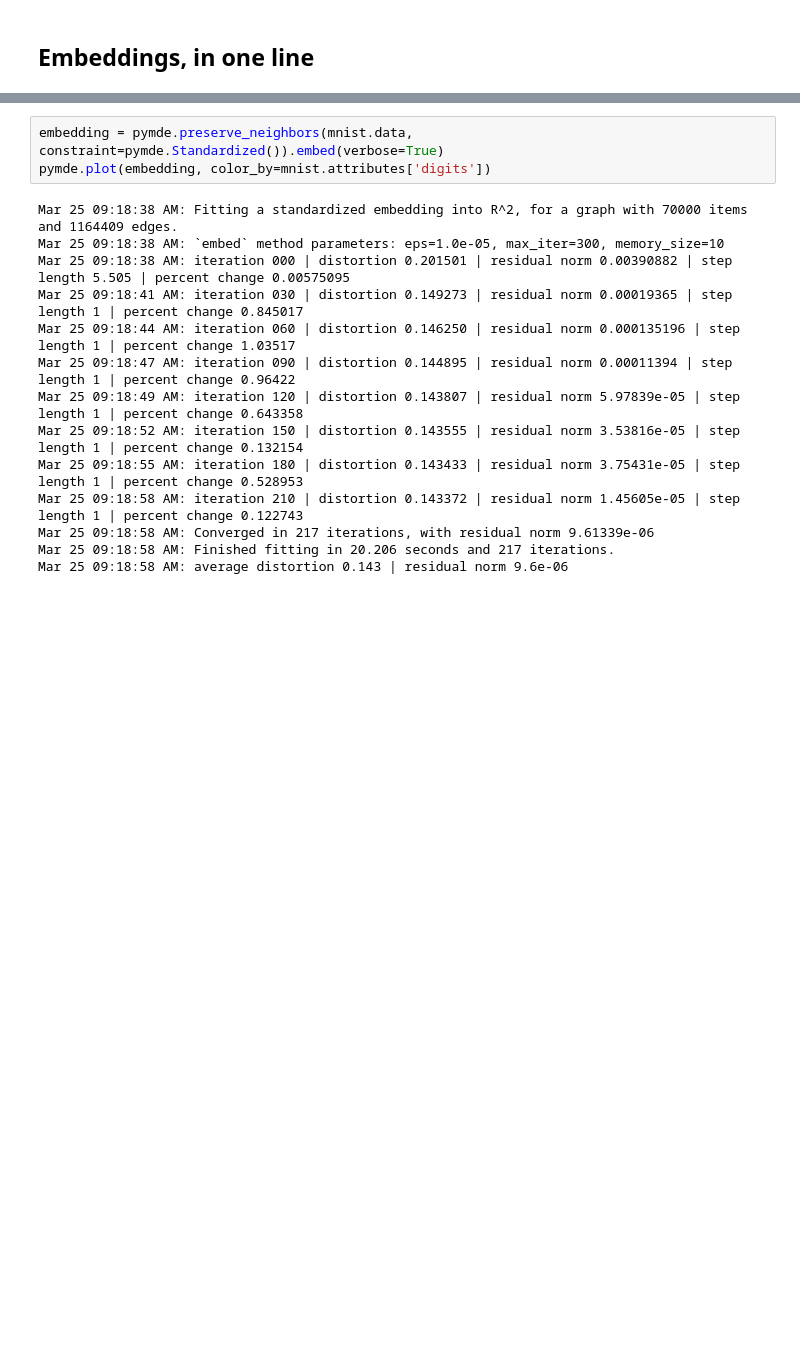
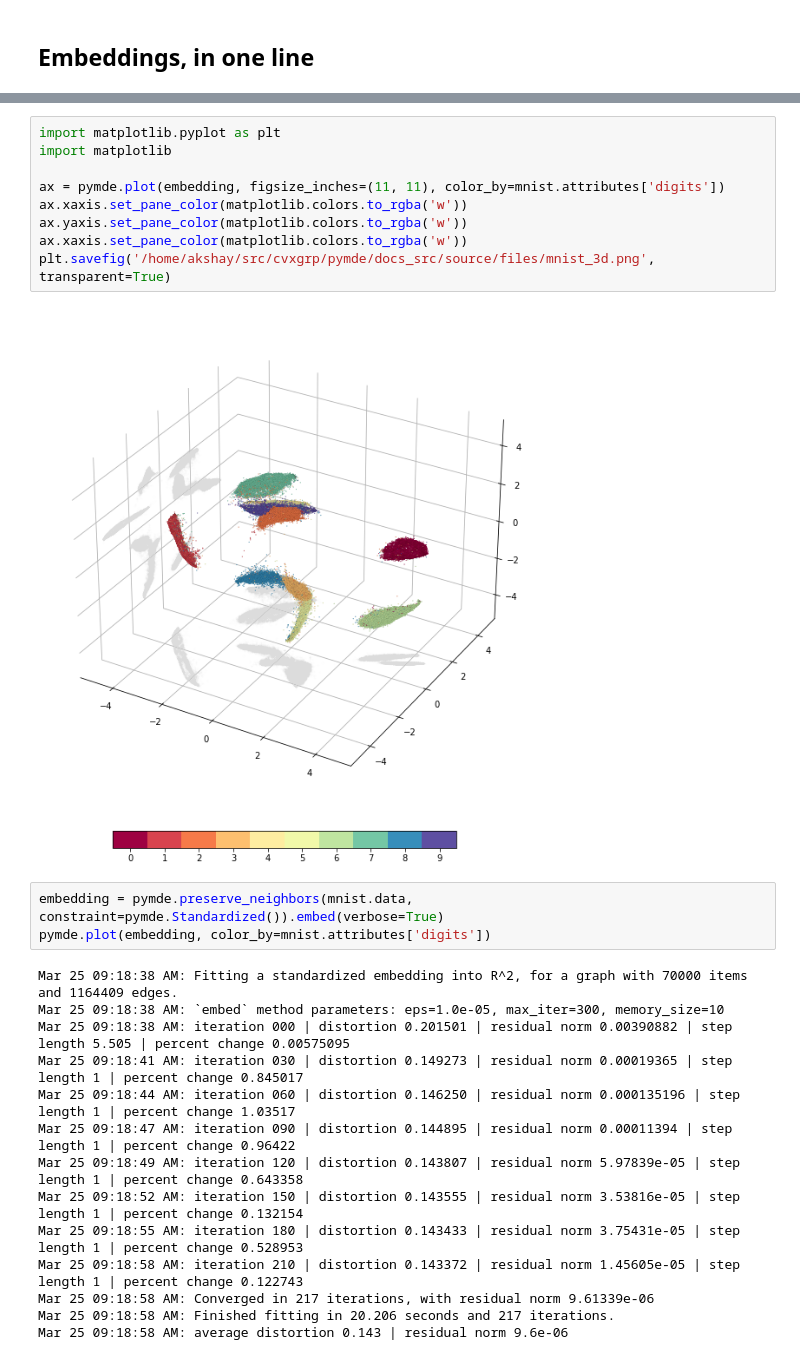
Before and after one commit to cvxgrp/pymde, a Jupyter notebook: examples/mnist.ipynb, the cells around one changed output, grey strips where cells are left out. Cells and saved outputs as stored; diff of their text form; blank space fills up the shorter version.

```diff
--- a/examples/mnist.ipynb
+++ b/examples/mnist.ipynb
@@ -38,3 +37,14 @@ Mar 25 09:18:26 AM: average distortion 0.121 | residual norm 1.4e-05
+# %%
+import matplotlib.pyplot as plt
+import matplotlib
+
+ax = pymde.plot(embedding, figsize_inches=(11, 11), color_by=mnist.attributes['digits'])
+ax.xaxis.set_pane_color(matplotlib.colors.to_rgba('w'))
+ax.yaxis.set_pane_color(matplotlib.colors.to_rgba('w'))
+ax.xaxis.set_pane_color(matplotlib.colors.to_rgba('w'))
+plt.savefig('/home/akshay/src/cvxgrp/pymde/docs_src/source/files/mnist_3d.png', transparent=True)
+# %% [output]
+[figure, added]
 # %%
 embedding = pymde.preserve_neighbors(mnist.data, constraint=pymde.Standardized()).embed(verbose=True)
 pymde.plot(embedding, color_by=mnist.attributes['digits'])
```
Also changed, not shown: parts of 2 cells of this notebook, 12 other files.
